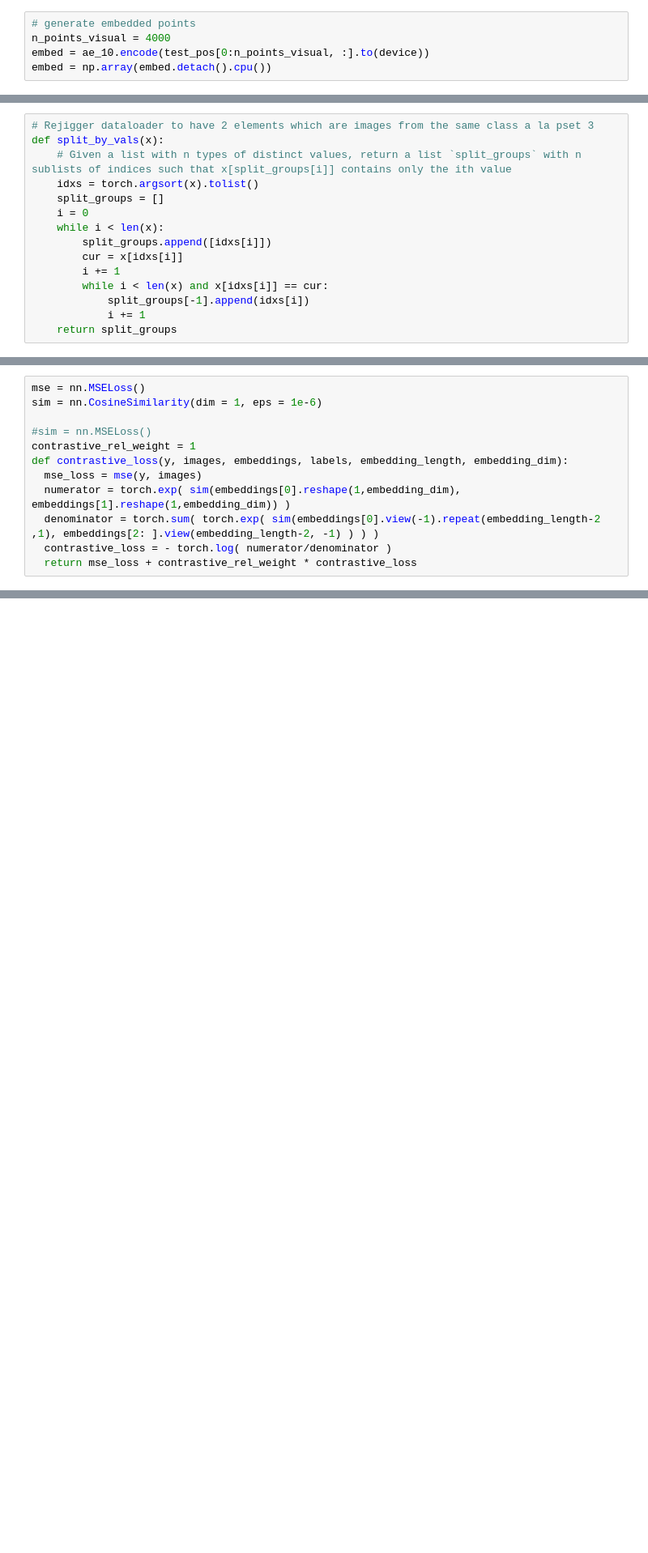
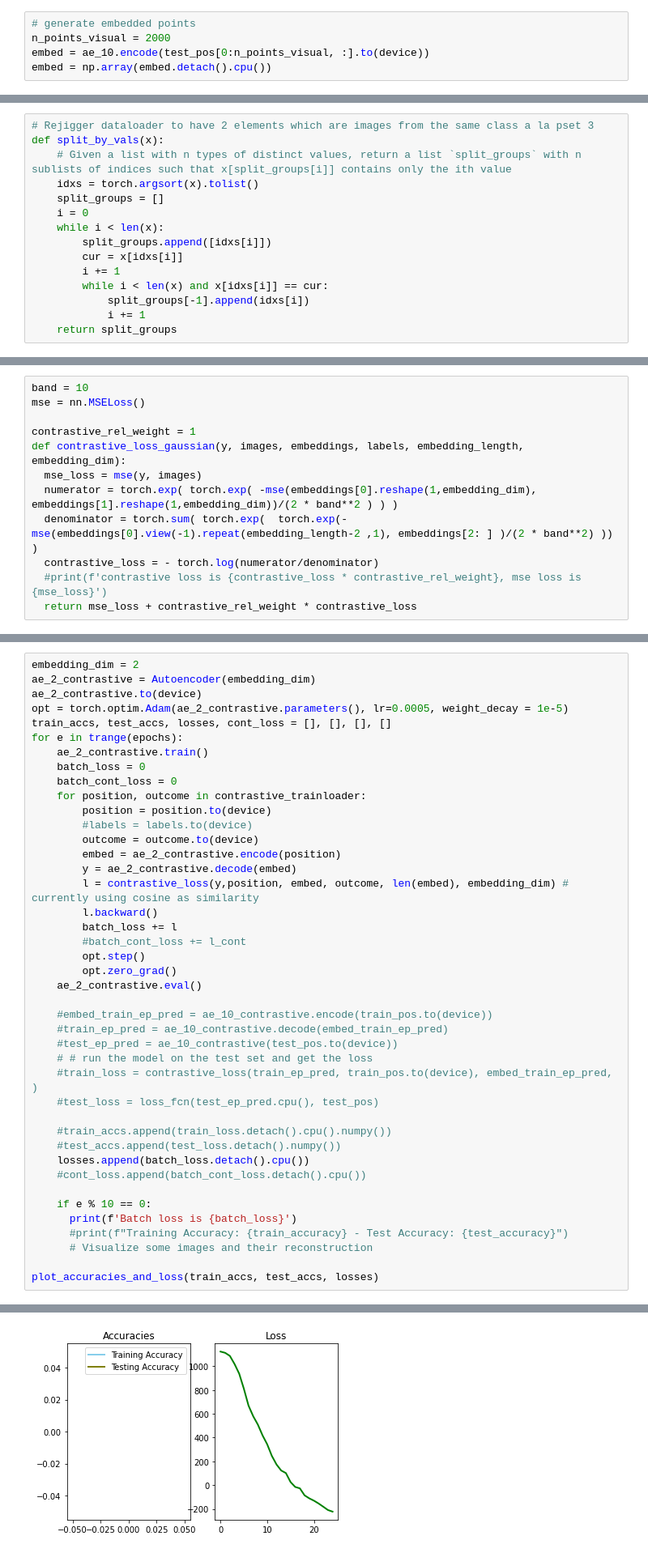
Before and after one commit to HungryAmoeba/chess_analysis, a Jupyter notebook: chess_analysis.ipynb, the cells around one changed output, grey strips where cells are left out. Shown at 81% size. Drawn from its saved outputs; the diff is of its cells as text; blank space fills up the shorter version.

```diff
--- a/chess_analysis.ipynb
+++ b/chess_analysis.ipynb
@@ -738,6 +762,6 @@ plot_accuracies_and_loss(train_accs, test_accs, losses)
 # %%
 # generate embedded points
-n_points_visual = 4000
+n_points_visual = 2000
 embed = ae_10.encode(test_pos[0:n_points_visual, :].to(device))
 embed = np.array(embed.detach().cpu())
 # %%
@@ -830,12 +871,12 @@ torch.Size([8805, 6])
 # %%
+band = 10
 mse = nn.MSELoss()
-sim = nn.CosineSimilarity(dim = 1, eps = 1e-6)
 
-#sim = nn.MSELoss()
 contrastive_rel_weight = 1
-def contrastive_loss(y, images, embeddings, labels, embedding_length, embedding_dim):
+def contrastive_loss_gaussian(y, images, embeddings, labels, embedding_length, embedding_dim):
   mse_loss = mse(y, images)
-  numerator = torch.exp( sim(embeddings[0].reshape(1,embedding_dim), embeddings[1].reshape(1,embedding_dim)) )
-  denominator = torch.sum( torch.exp( sim(embeddings[0].view(-1).repeat(embedding_length-2 ,1), embeddings[2: ].view(embedding_length-2, -1) ) ) )
-  contrastive_loss = - torch.log( numerator/denominator )
+  numerator = torch.exp( torch.exp( -mse(embeddings[0].reshape(1,embedding_dim), embeddings[1].reshape(1,embedding_dim))/(2 * band**2 ) ) )
+  denominator = torch.sum( torch.exp(  torch.exp(-mse(embeddings[0].view(-1).repeat(embedding_length-2 ,1), embeddings[2: ] )/(2 * band**2) )) )
+  contrastive_loss = - torch.log(numerator/denominator)
+  #print(f'contrastive loss is {contrastive_loss * contrastive_rel_weight}, mse loss is {mse_loss}')
   return mse_loss + contrastive_rel_weight * contrastive_loss
@@ -841,0 +885,43 @@ def contrastive_loss(y, images, embeddings, labels, embedding_length, embedding_
+# %%
+embedding_dim = 2
+ae_2_contrastive = Autoencoder(embedding_dim)
+ae_2_contrastive.to(device)
+opt = torch.optim.Adam(ae_2_contrastive.parameters(), lr=0.0005, weight_decay = 1e-5)
+train_accs, test_accs, losses, cont_loss = [], [], [], []
+for e in trange(epochs):
+    ae_2_contrastive.train()
+    batch_loss = 0
+    batch_cont_loss = 0
+    for position, outcome in contrastive_trainloader:
+        position = position.to(device)
+        #labels = labels.to(device)
+        outcome = outcome.to(device)
+        embed = ae_2_contrastive.encode(position)
+        y = ae_2_contrastive.decode(embed)
+        l = contrastive_loss(y,position, embed, outcome, len(embed), embedding_dim) # currently using cosine as similarity
+        l.backward()
+        batch_loss += l
+        #batch_cont_loss += l_cont
+        opt.step()
+        opt.zero_grad()
+    ae_2_contrastive.eval()
+
+    #embed_train_ep_pred = ae_10_contrastive.encode(train_pos.to(device))
+    #train_ep_pred = ae_10_contrastive.decode(embed_train_ep_pred)
+    #test_ep_pred = ae_10_contrastive(test_pos.to(device))
+    # # run the model on the test set and get the loss
+    #train_loss = contrastive_loss(train_ep_pred, train_pos.to(device), embed_train_ep_pred, )
+    #test_loss = loss_fcn(test_ep_pred.cpu(), test_pos)
+
+    #train_accs.append(train_loss.detach().cpu().numpy())
+    #test_accs.append(test_loss.detach().numpy())
+    losses.append(batch_loss.detach().cpu())
+    #cont_loss.append(batch_cont_loss.detach().cpu())
+
+    if e % 10 == 0:
+      print(f'Batch loss is {batch_loss}')
+      #print(f"Training Accuracy: {train_accuracy} - Test Accuracy: {test_accuracy}")
+      # Visualize some images and their reconstruction
+
+plot_accuracies_and_loss(train_accs, test_accs, losses)
+# %% [output]
@@ -841,0 +931 @@ def contrastive_loss(y, images, embeddings, labels, embedding_length, embedding_
+[figure, added]
```
Also changed, not shown: parts of 68 cells of this notebook.
